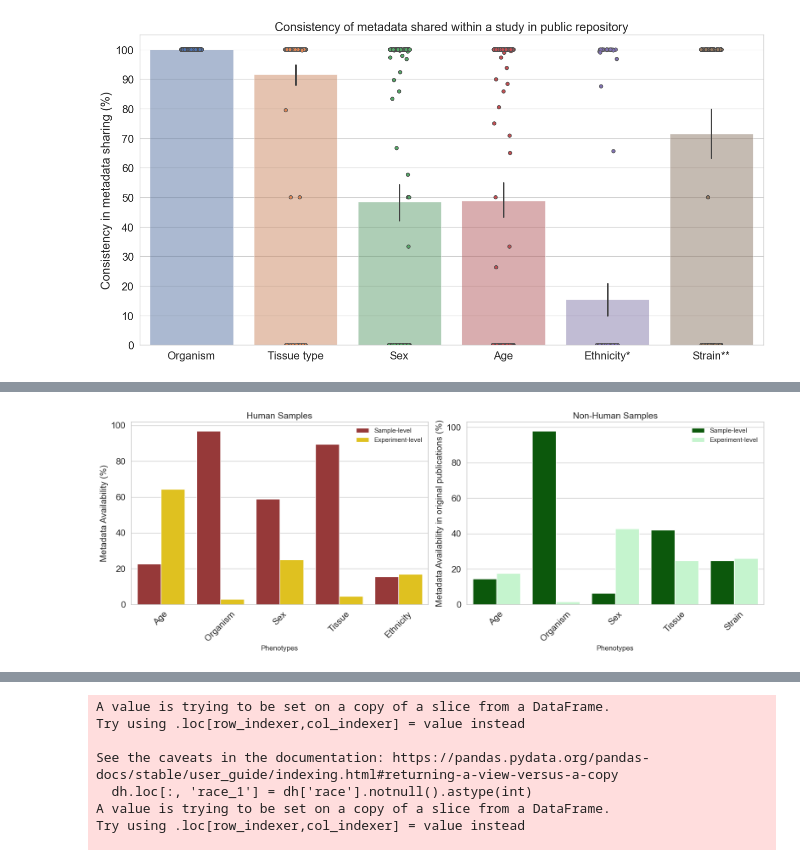
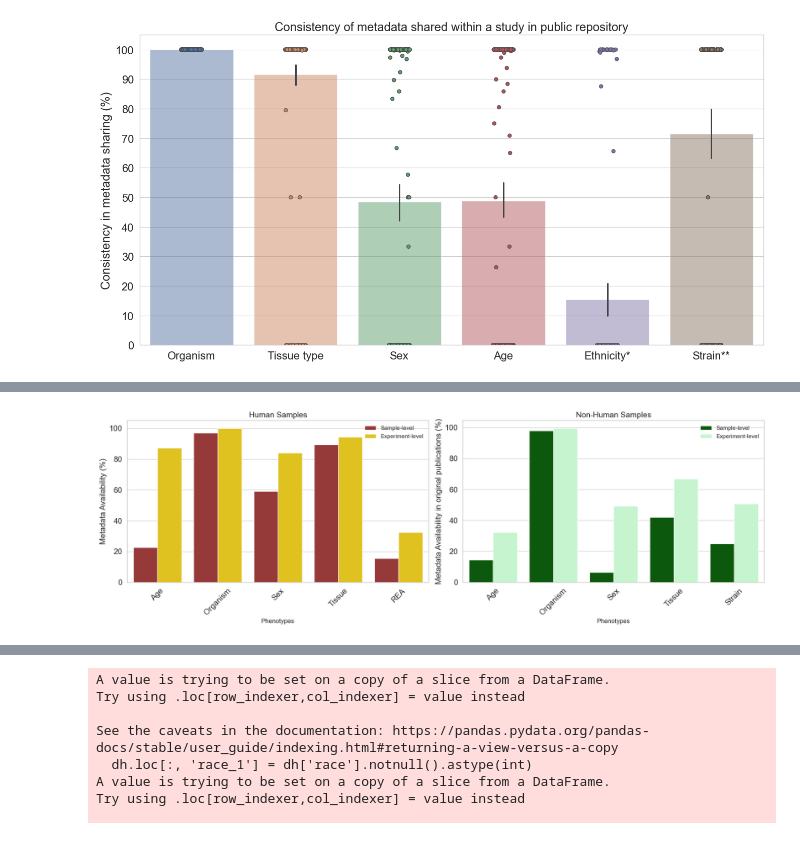
Before and after one commit to Mangul-Lab-USC/metadata-completeness, a Jupyter notebook: Notebooks/Main_Figures_metadata_project.ipynb, the cells around one changed output, grey strips where cells are left out. Drawn from its saved outputs; the diff is of its cells as text; code cells hidden in the pictures.

```diff
--- a/Notebooks/Figures_metadata_project0927.ipynb
+++ b/Notebooks/Main_Figures_metadata_project.ipynb
@@ -1984,14 +2162,14 @@ ax.tick_params(axis='both', which='major', labelsize=14)
 # %%
-# Figure 12
+# Figure 10
 
 # Set Seaborn theme
 sns.set_theme(style="whitegrid")
 
 # Sample data for human
 data1 = {
-    'Phenotypes': ['Age', 'Organism', 'Sex', 'Tissue', 'Ethnicity'],
+    'Phenotypes': ['Age', 'Organism', 'Sex', 'Tissue', 'REA'],
     'Sample-level': [ (4560/20047)*100, (19433/20047)*100, (11838/20047)*100, (17941/20047)*100, (3122/20047)*100],
-    'Experiment-level': [(12913/20047)*100, (614/20047)*100, (5030/20047)*100, (950/20047)*100, (3389/20047)*100],
+    'Experiment-level': [(12913/20047)*100+(4560/20047)*100, (614/20047)*100+(19433/20047)*100, (5030/20047)*100+(11838/20047)*100, (950/20047)*100+(17941/20047)*100, (3389/20047)*100+(3122/20047)*100],
 }
 
 # Create a DataFrame for human
@@ -2001,38 +2179,38 @@ OP_h = pd.DataFrame(data1)
 data2 = {
     'Phenotypes': ['Age', 'Organism', 'Sex', 'Tissue', 'Strain'],
     'Sample-level': [(21147/144862)*100, (141842/144862)*100, (9368/144862)*100, (60825/144862)*100, (36090/144862)*100],
-    'Experiment-level': [(25463/144862)*100, (2292/144862)*100, (62102/144862)*100, (35916/144862)*100, (37554/144862)*100],
+    'Experiment-level': [(25463/144862)*100+(21147/144862)*100, (2292/144862)*100+(141842/144862)*100, (62102/144862)*100+(9368/144862)*100, (35916/144862)*100+(60825/144862)*100, (37554/144862)*100+(36090/144862)*100],
 }
 
 # Create a DataFrame for non-human
 OP_non = pd.DataFrame(data2)
 
 # Create subplots with two columns
-fig, axes = plt.subplots(1, 2, figsize=(16, 6))
+fig, axes = plt.subplots(1, 2, figsize=(18, 6))
 
 # Plot for human data
 sns.barplot(x='Phenotypes', y='value', hue='variable', data=pd.melt(OP_h, ['Phenotypes']), palette=["#A52A2A", "#FFD700"], ax=axes[0])
 axes[0].set_ylabel('Metadata Availability (%)', fontsize=15)
 axes[0].set_title('Human Samples', fontsize=15)
 axes[0].legend(loc='upper right', frameon=False)
 axes[0].set_xticklabels(OP_h['Phenotypes'], rotation=45, fontsize=15)
 axes[0].tick_params(axis='y', labelsize=15)
 axes[0].tick_params(axis='x', labelsize=15)
 
 # Plot for non-human data
 sns.barplot(x='Phenotypes', y='value', hue='variable', data=pd.melt(OP_non, ['Phenotypes']), palette=["#006400", "#BDFCC9"], ax=axes[1])
 axes[1].set_ylabel('Metadata Availability in original publications (%)', fontsize=15)
 axes[1].set_title('Non-Human Samples', fontsize=15)
 axes[1].legend( loc='upper right', frameon=False)
 axes[1].set_xticklabels(OP_non['Phenotypes'], rotation=45, fontsize=15)
 axes[1].tick_params(axis='y', labelsize=15)
 axes[1].tick_params(axis='x', labelsize=15)
 
 # Adjust spacing between subplots
 plt.tight_layout()
 
 # Show the plot
-#plt.savefig('Figure_12.png', dpi=300, bbox_inches='tight', pad_inches=2)
+plt.savefig('Figure_12.png', dpi=300, bbox_inches='tight', pad_inches=2)
 # %% [output]
-[figure, old version]
+[figure, new version]
 # %%
```
Also changed, not shown: parts of 47 cells of this notebook, 5 other files.
